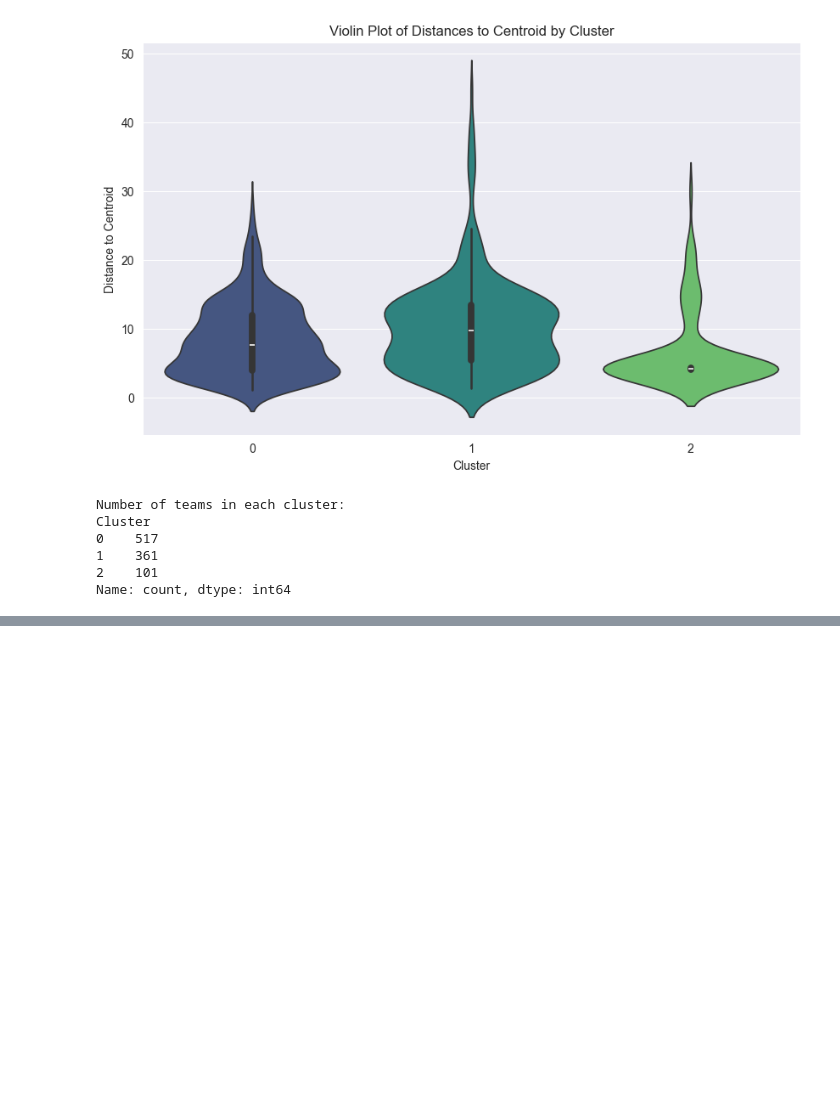
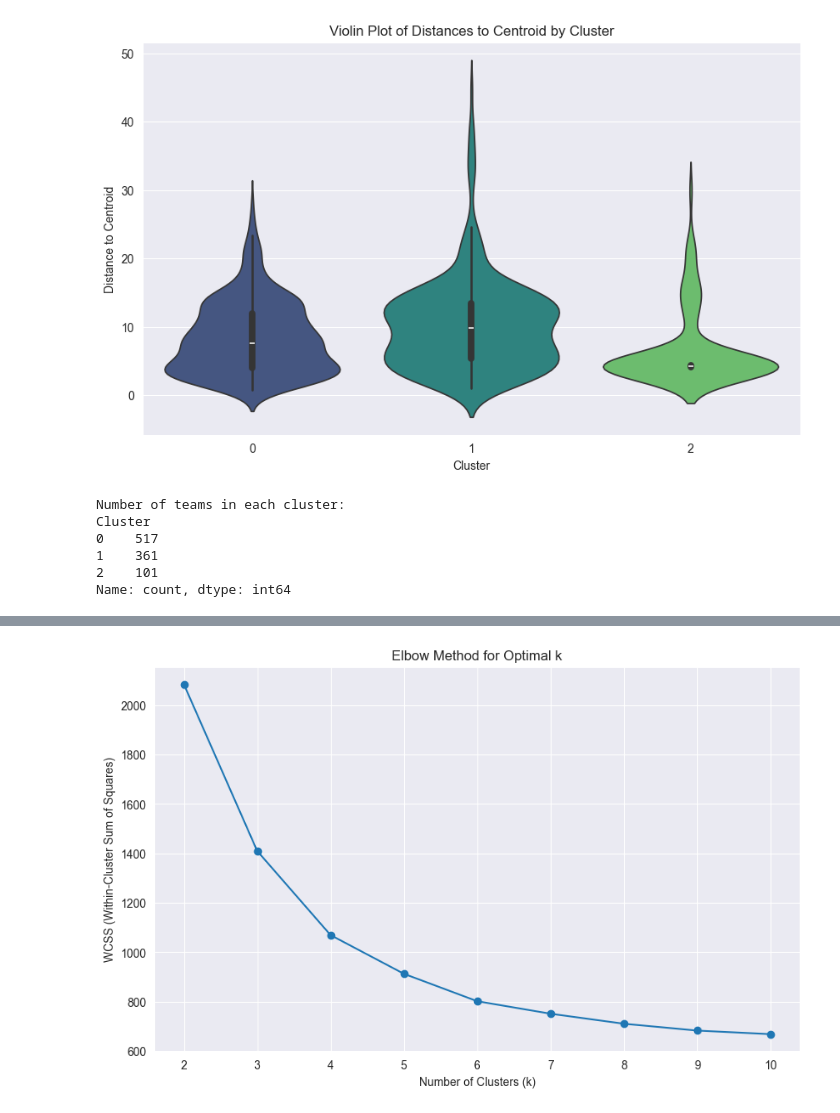
Before and after one commit to PLAI-BOOK/clustering, a Jupyter notebook: teams/teams_clustering.ipynb, the cells around one changed output, grey strips where cells are left out. Saved outputs shown, nothing was run; the diff lists cells and outputs as text; code cells hidden in the pictures; blank space fills up the shorter version.

```diff
--- a/teams/teams_clustering.ipynb
+++ b/teams/teams_clustering.ipynb
@@ -842,0 +913,82 @@ max             0.210526            1.000000
+# %%
+import pandas as pd
+import numpy as np
+import matplotlib.pyplot as plt
+import seaborn as sns
+from sklearn.cluster import KMeans
+from sklearn.preprocessing import MinMaxScaler
+from sklearn.decomposition import PCA
+from sklearn.metrics import silhouette_score, calinski_harabasz_score, davies_bouldin_score
+
+# Step 1: Normalize all columns and apply weighting to 'end_season_grade'
+scaler = MinMaxScaler()
+normalized_data = scaler.fit_transform(clustering_data)
+
+# Convert back to a DataFrame
+normalized_data = pd.DataFrame(normalized_data, columns=clustering_data.columns)
+
+# Apply weighting to the 'end_season_grade' feature
+weight_factor = 10  # Adjust this to increase the feature's influence
+normalized_data['end_season_grade'] *= weight_factor
+# Identify all columns matching the pattern 'fixture_X_grade'
+fixture_grade_columns = [col for col in updated_data.columns if col.startswith('fixture_') and col.endswith('_grade')]
+
+# Apply the weight to each column
+for col in fixture_grade_columns:
+    updated_data[col] = updated_data[col] * 5
+
+# Step 2: Create the Elbow Chart and Silhouette Score Graph
+wcss = []  # Within-cluster sum of squares
+silhouette_scores = []  # Silhouette scores
+max_clusters = 10  # Test up to this many clusters
+for k in range(2, max_clusters + 1):  # Silhouette requires at least 2 clusters
+    kmeans = KMeans(n_clusters=k, random_state=42)
+    cluster_labels = kmeans.fit_predict(normalized_data)
+    wcss.append(kmeans.inertia_)
+    silhouette_scores.append(silhouette_score(normalized_data, cluster_labels))
+
+# Plot the Elbow Chart
+plt.figure(figsize=(10, 6))
+plt.plot(range(2, max_clusters + 1), wcss, marker='o')
+plt.title('Elbow Method for Optimal k')
+plt.xlabel('Number of Clusters (k)')
+plt.ylabel('WCSS (Within-Cluster Sum of Squares)')
+plt.show()
+
+# Plot the Silhouette Score Graph
+plt.figure(figsize=(10, 6))
+plt.plot(range(2, max_clusters + 1), silhouette_scores, marker='o')
+plt.title('Silhouette Score for Optimal k')
+plt.xlabel('Number of Clusters (k)')
+plt.ylabel('Silhouette Score')
+plt.show()
+
+# Step 3: Choose the best k (from the elbow and silhouette graphs) and run KMeans
+n_clusters = 3  # Replace this with the optimal value from the graphs
+kmeans = KMeans(n_clusters=n_clusters, random_state=42)
+clusters = kmeans.fit_predict(normalized_data)
+
+# Assign clusters back to the DataFrame
+updated_data['Cluster'] = clusters
+
+# Step 4: Dimensionality reduction using PCA for visualization
+pca = PCA(n_components=2)
+data_pca = pca.fit_transform(normalized_data)  # Use the weighted data
+
+# Scatter plot of the clusters in 2D space
+plt.figure(figsize=(10, 8))
+sns.scatterplot(x=data_pca[:, 0], y=data_pca[:, 1], hue=updated_data['Cluster'], palette='viridis', s=100, alpha=0.8)
+plt.title('Cluster Visualization with PCA')
+plt.xlabel('Principal Component 1')
+plt.ylabel('Principal Component 2')
+plt.legend(title='Cluster')
+plt.show()
+
+# Step 5: Evaluate clustering quality
+ch_score = calinski_harabasz_score(normalized_data, clusters)
+db_score = davies_bouldin_score(normalized_data, clusters)
+
+print(f"Calinski-Harabasz Index: {ch_score}")
+print(f"Davies-Bouldin Index: {db_score}")
+# %% [output]
+[figure, added]
```
Also changed, not shown: parts of 13 cells of this notebook.
